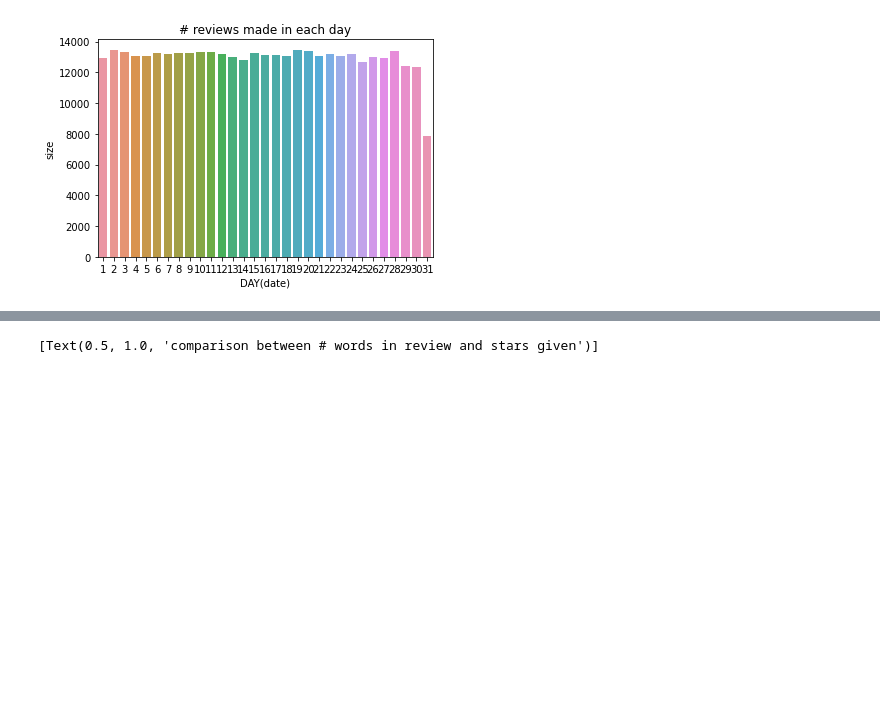
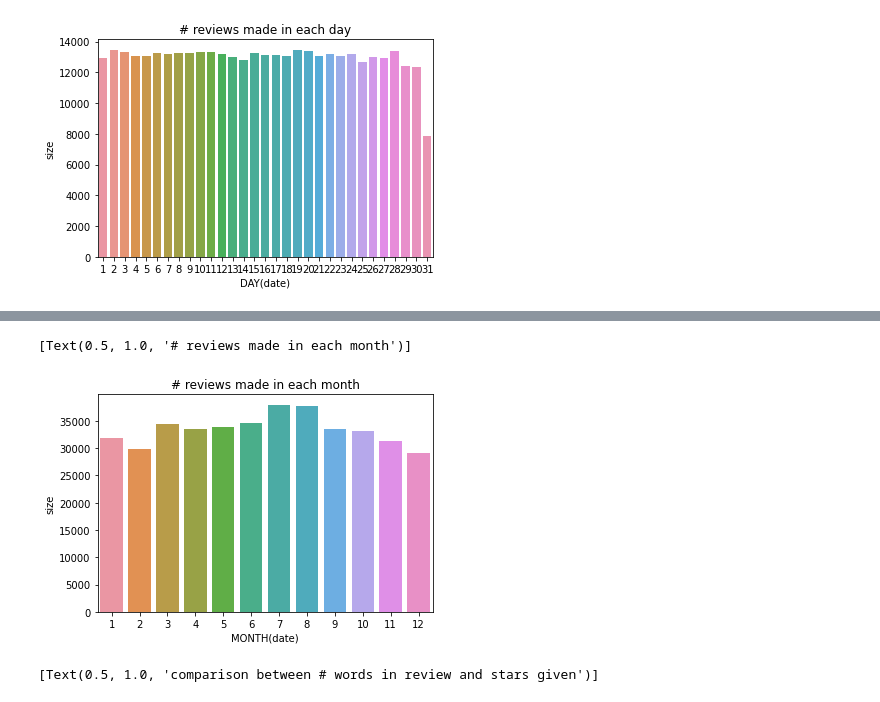
Before and after one commit to FishWith7sMemory/MAST30034-ADS-GroupProj, a Jupyter notebook: Classification.ipynb, the cells around one changed output, grey strips where cells are left out. Drawn from its saved outputs; the diff is of its cells as text; code cells hidden in the pictures; blank space fills up the shorter version.

```diff
--- a/Classification.ipynb
+++ b/Classification.ipynb
@@ -222,3 +240,9 @@ sns.barplot(x="WEEKDAY(date)", y="size", data=nreviews_day).set(title="# reviews
+# %%
+nreviews_month = review_features.groupby(['MONTH(date)'], as_index=False).size()
+sns.barplot(x="MONTH(date)", y="size", data=nreviews_month).set(title="# reviews made in each month")
+# %% [output]
+[Text(0.5, 1.0, '# reviews made in each month')]
+[figure, added]
 # %%
 sns.scatterplot(x="NUM_WORDS(text)", y="stars", data=review_features).set(title="comparison between # words in review and stars given")
 # %% [output]
```
Also changed, not shown: parts of 9 cells of this notebook, 1 other file.
